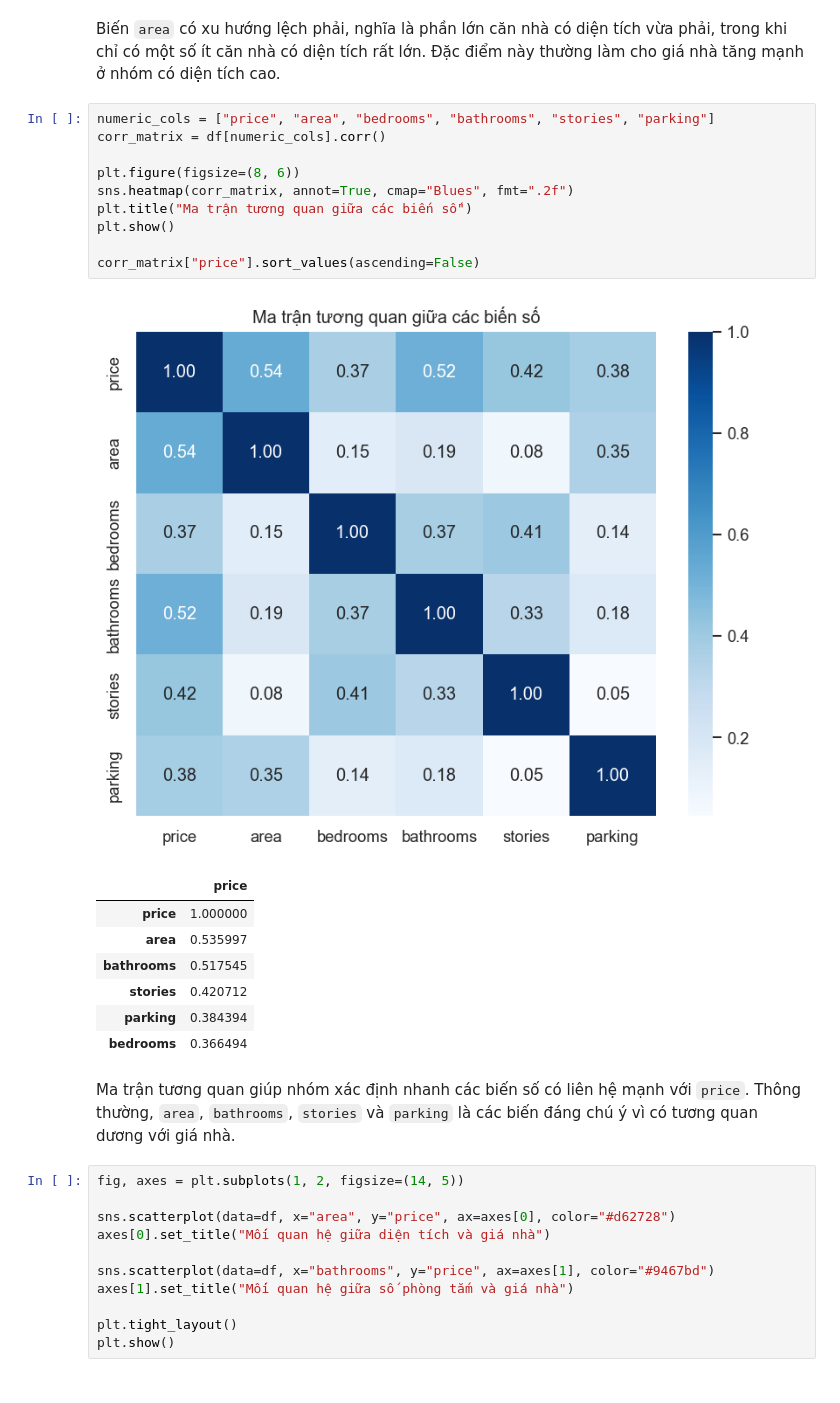
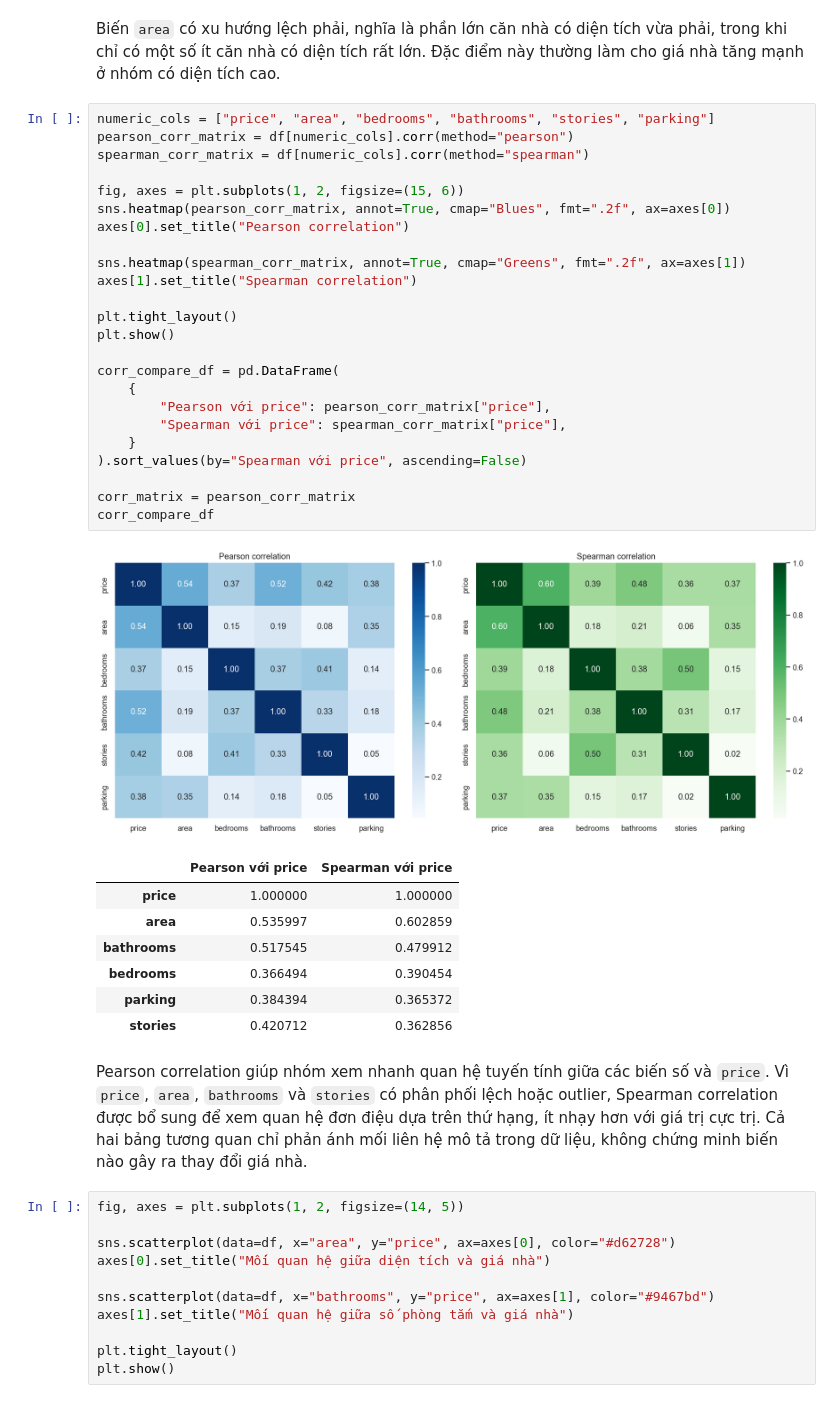
Before and after one commit to uit-straydog/ie224-fp, a Jupyter notebook: main.ipynb, the cells around one changed output. Drawn from its saved outputs; the diff is of its cells as text.

```diff
--- a/main.ipynb
+++ b/main.ipynb
@@ -235,27 +246,41 @@ plt.show()
 [figure]
 # %% [markdown]
 Biến `area` có xu hướng lệch phải, nghĩa là phần lớn căn nhà có diện tích vừa phải, trong khi chỉ có một số ít căn nhà có diện tích rất lớn. Đặc điểm này thường làm cho giá nhà tăng mạnh ở nhóm có diện tích cao.
-# %%
-numeric_cols = ["price", "area", "bedrooms", "bathrooms", "stories", "parking"]
-corr_matrix = df[numeric_cols].corr()
-
-plt.figure(figsize=(8, 6))
-sns.heatmap(corr_matrix, annot=True, cmap="Blues", fmt=".2f")
-plt.title("Ma trận tương quan giữa các biến số")
-plt.show()
-
-corr_matrix["price"].sort_values(ascending=False)
-# %% [output]
-[figure, removed]
-|  | price |
-| price | 1.000000 |
-| area | 0.535997 |
-| bathrooms | 0.517545 |
-| stories | 0.420712 |
-| parking | 0.384394 |
-| bedrooms | 0.366494 |
-# %% [markdown]
-Ma trận tương quan giúp nhóm xác định nhanh các biến số có liên hệ mạnh với `price`. Thông thường, `area`, `bathrooms`, `stories` và `parking` là các biến đáng chú ý vì có tương quan dương với giá nhà.
+# %%
+numeric_cols = ["price", "area", "bedrooms", "bathrooms", "stories", "parking"]
+pearson_corr_matrix = df[numeric_cols].corr(method="pearson")
+spearman_corr_matrix = df[numeric_cols].corr(method="spearman")
+
+fig, axes = plt.subplots(1, 2, figsize=(15, 6))
+sns.heatmap(pearson_corr_matrix, annot=True, cmap="Blues", fmt=".2f", ax=axes[0])
+axes[0].set_title("Pearson correlation")
+
+sns.heatmap(spearman_corr_matrix, annot=True, cmap="Greens", fmt=".2f", ax=axes[1])
+axes[1].set_title("Spearman correlation")
+
+plt.tight_layout()
+plt.show()
+
+corr_compare_df = pd.DataFrame(
+    {
+        "Pearson với price": pearson_corr_matrix["price"],
+        "Spearman với price": spearman_corr_matrix["price"],
+    }
+).sort_values(by="Spearman với price", ascending=False)
+
+corr_matrix = pearson_corr_matrix
+corr_compare_df
+# %% [output]
+[figure, added]
+|  | Pearson với price | Spearman với price |
+| price | 1.000000 | 1.000000 |
+| area | 0.535997 | 0.602859 |
+| bathrooms | 0.517545 | 0.479912 |
+| bedrooms | 0.366494 | 0.390454 |
+| parking | 0.384394 | 0.365372 |
+| stories | 0.420712 | 0.362856 |
+# %% [markdown]
+Pearson correlation giúp nhóm xem nhanh quan hệ tuyến tính giữa các biến số và `price`. Vì `price`, `area`, `bathrooms` và `stories` có phân phối lệch hoặc outlier, Spearman correlation được bổ sung để xem quan hệ đơn điệu dựa trên thứ hạng, ít nhạy hơn với giá trị cực trị. Cả hai bảng tương quan chỉ phản ánh mối liên hệ mô tả trong dữ liệu, không chứng minh biến nào gây ra thay đổi giá nhà.
 # %%
 fig, axes = plt.subplots(1, 2, figsize=(14, 5))
 
```
Also changed, not shown: parts of 21 cells of this notebook, 3 other files.
